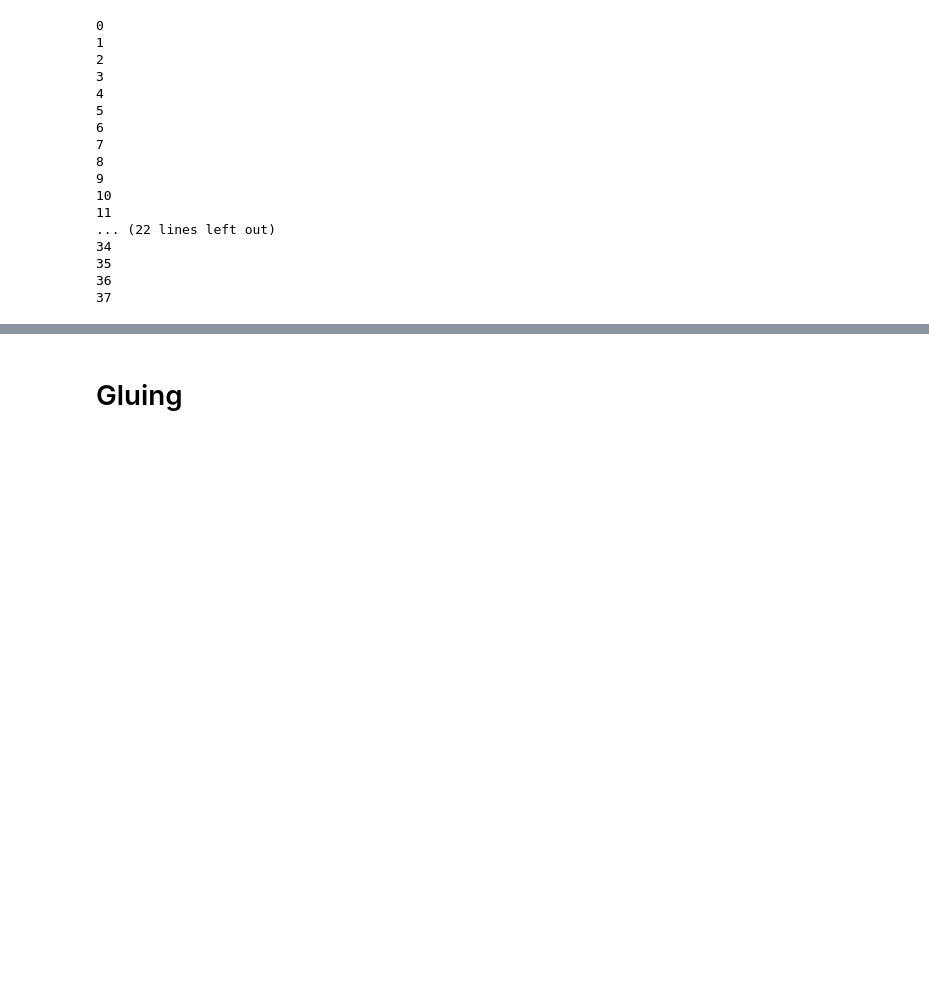
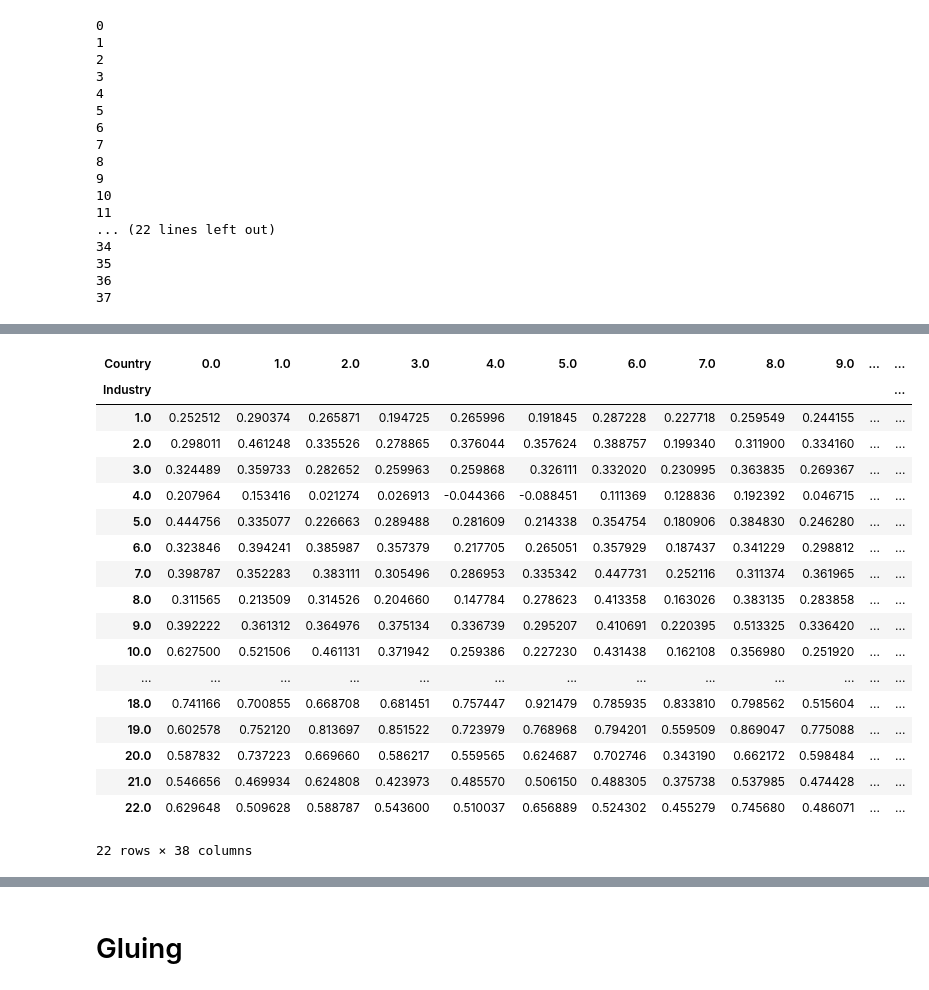
Before and after one commit to jeffreyohlecon/Spatial, a Jupyter notebook: pset2/code/cleaning.ipynb, the cells around one changed output, grey strips where cells are left out. Saved outputs shown, nothing was run; the diff lists cells and outputs as text; code cells hidden in the pictures; blank space fills up the shorter version.

```diff
--- a/pset2/code/cleaning.ipynb
+++ b/pset2/code/cleaning.ipynb
@@ -1371,0 +1667,22 @@ for i in range(37):
+# %%
+gamma_matrix
+# %% [output]
+| Country | 0.0 | 1.0 | 2.0 | 3.0 | 4.0 | 5.0 | 6.0 | 7.0 | 8.0 | 9.0 | ... | ... |
+| Industry |  |  |  |  |  |  |  |  |  |  |  | ... |
+| 1.0 | 0.252512 | 0.290374 | 0.265871 | 0.194725 | 0.265996 | 0.191845 | 0.287228 | 0.227718 | 0.259549 | 0.244155 | ... | ... |
+| 2.0 | 0.298011 | 0.461248 | 0.335526 | 0.278865 | 0.376044 | 0.357624 | 0.388757 | 0.199340 | 0.311900 | 0.334160 | ... | ... |
+| 3.0 | 0.324489 | 0.359733 | 0.282652 | 0.259963 | 0.259868 | 0.326111 | 0.332020 | 0.230995 | 0.363835 | 0.269367 | ... | ... |
+| 4.0 | 0.207964 | 0.153416 | 0.021274 | 0.026913 | -0.044366 | -0.088451 | 0.111369 | 0.128836 | 0.192392 | 0.046715 | ... | ... |
+| 5.0 | 0.444756 | 0.335077 | 0.226663 | 0.289488 | 0.281609 | 0.214338 | 0.354754 | 0.180906 | 0.384830 | 0.246280 | ... | ... |
+| 6.0 | 0.323846 | 0.394241 | 0.385987 | 0.357379 | 0.217705 | 0.265051 | 0.357929 | 0.187437 | 0.341229 | 0.298812 | ... | ... |
+| 7.0 | 0.398787 | 0.352283 | 0.383111 | 0.305496 | 0.286953 | 0.335342 | 0.447731 | 0.252116 | 0.311374 | 0.361965 | ... | ... |
+| 8.0 | 0.311565 | 0.213509 | 0.314526 | 0.204660 | 0.147784 | 0.278623 | 0.413358 | 0.163026 | 0.383135 | 0.283858 | ... | ... |
+| 9.0 | 0.392222 | 0.361312 | 0.364976 | 0.375134 | 0.336739 | 0.295207 | 0.410691 | 0.220395 | 0.513325 | 0.336420 | ... | ... |
+| 10.0 | 0.627500 | 0.521506 | 0.461131 | 0.371942 | 0.259386 | 0.227230 | 0.431438 | 0.162108 | 0.356980 | 0.251920 | ... | ... |
+| ... | ... | ... | ... | ... | ... | ... | ... | ... | ... | ... | ... | ... |
+| 18.0 | 0.741166 | 0.700855 | 0.668708 | 0.681451 | 0.757447 | 0.921479 | 0.785935 | 0.833810 | 0.798562 | 0.515604 | ... | ... |
+| 19.0 | 0.602578 | 0.752120 | 0.813697 | 0.851522 | 0.723979 | 0.768968 | 0.794201 | 0.559509 | 0.869047 | 0.775088 | ... | ... |
+| 20.0 | 0.587832 | 0.737223 | 0.669660 | 0.586217 | 0.559565 | 0.624687 | 0.702746 | 0.343190 | 0.662172 | 0.598484 | ... | ... |
+| 21.0 | 0.546656 | 0.469934 | 0.624808 | 0.423973 | 0.485570 | 0.506150 | 0.488305 | 0.375738 | 0.537985 | 0.474428 | ... | ... |
+| 22.0 | 0.629648 | 0.509628 | 0.588787 | 0.543600 | 0.510037 | 0.656889 | 0.524302 | 0.455279 | 0.745680 | 0.486071 | ... | ... |
+22 rows × 38 columns
```
Also changed, not shown: parts of 107 cells of this notebook, 5 other files.
